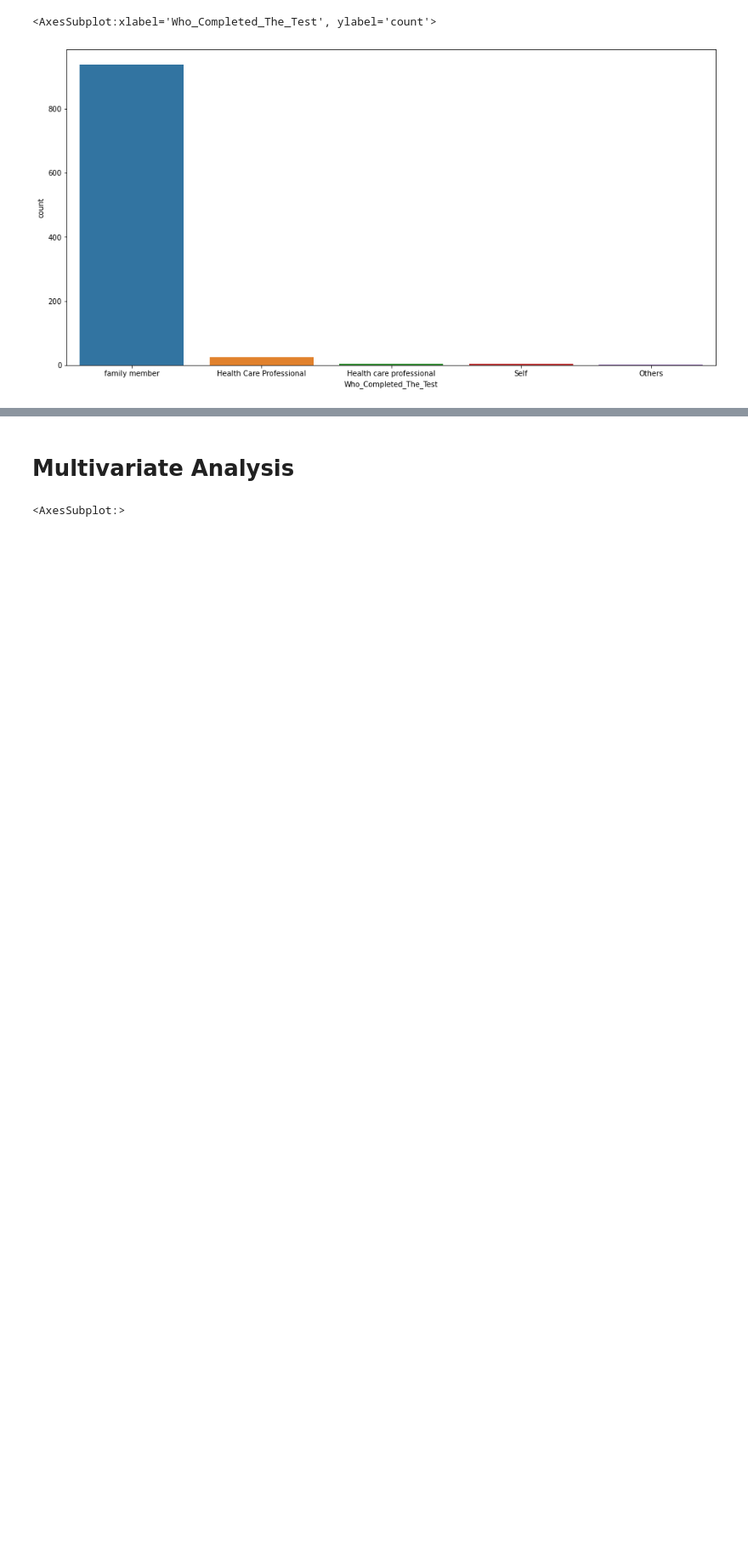
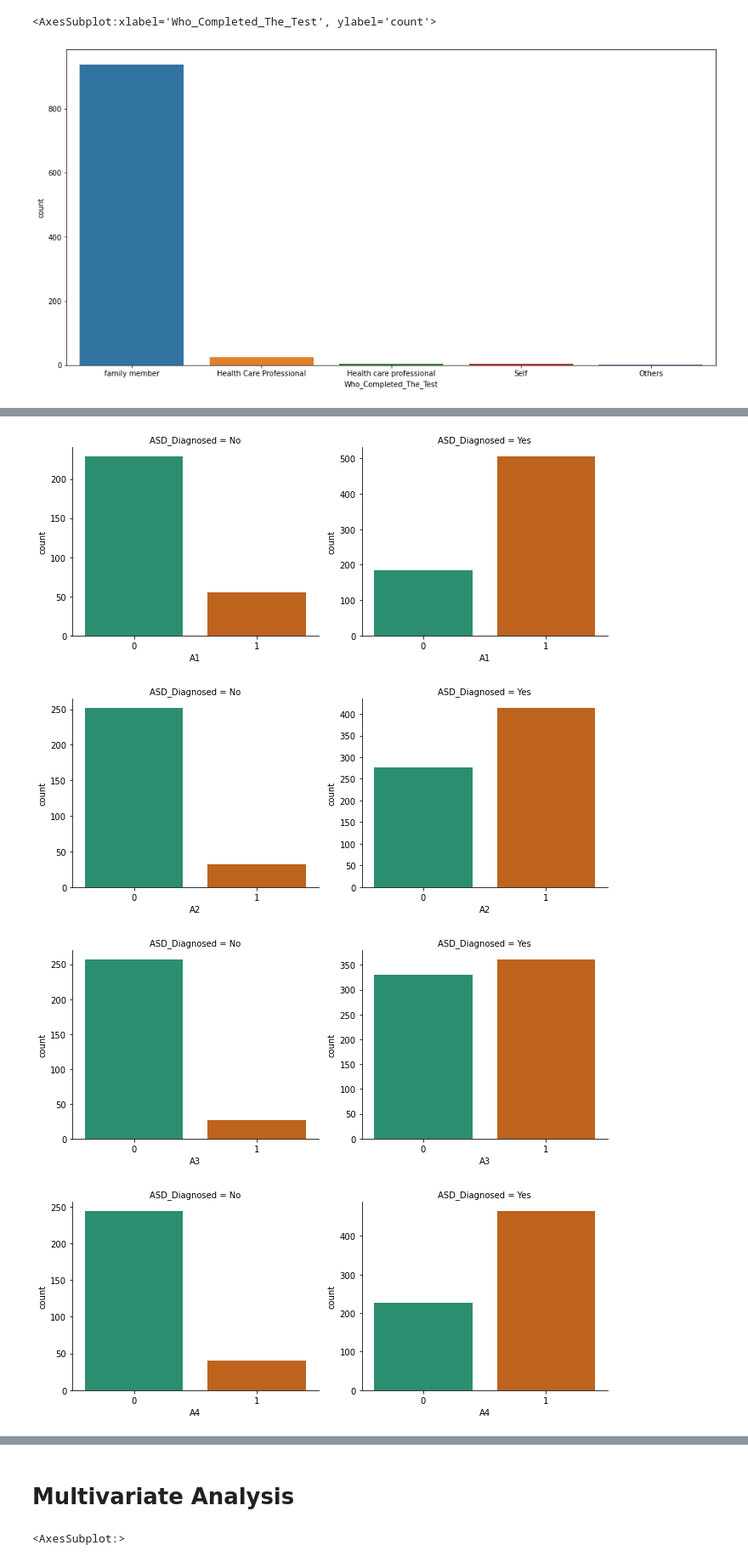
Before and after one commit to mp-balaji/Predicting-Autism-in-Toddlers-through-Machine-Learning, a Jupyter notebook: ASD_Prediction_EDA.ipynb, the cells around one changed output, grey strips where cells are left out. Shown at 85% size. Saved outputs shown, nothing was run; the diff lists cells and outputs as text; code cells hidden in the pictures; blank space fills up the shorter version.

```diff
--- a/ASD_Prediction_EDA.ipynb
+++ b/ASD_Prediction_EDA.ipynb
@@ -400,0 +428,10 @@ sns.countplot(data=df, x='Who_Completed_The_Test')
+# %%
+for col in df.drop(['Ethnicity','Who_Completed_The_Test','ASD_Diagnosed'], axis=1):
+    g = sns.FacetGrid(df, col='ASD_Diagnosed', size=4, aspect=1.2, sharey=False)
+    g.map(sns.countplot, col, palette = 'Dark2')
+    plt.show()
+# %% [output]
+[figure, added]
+[figure, added]
+[figure, added]
+[figure, added]
```
Also changed, not shown: parts of 18 cells of this notebook.
